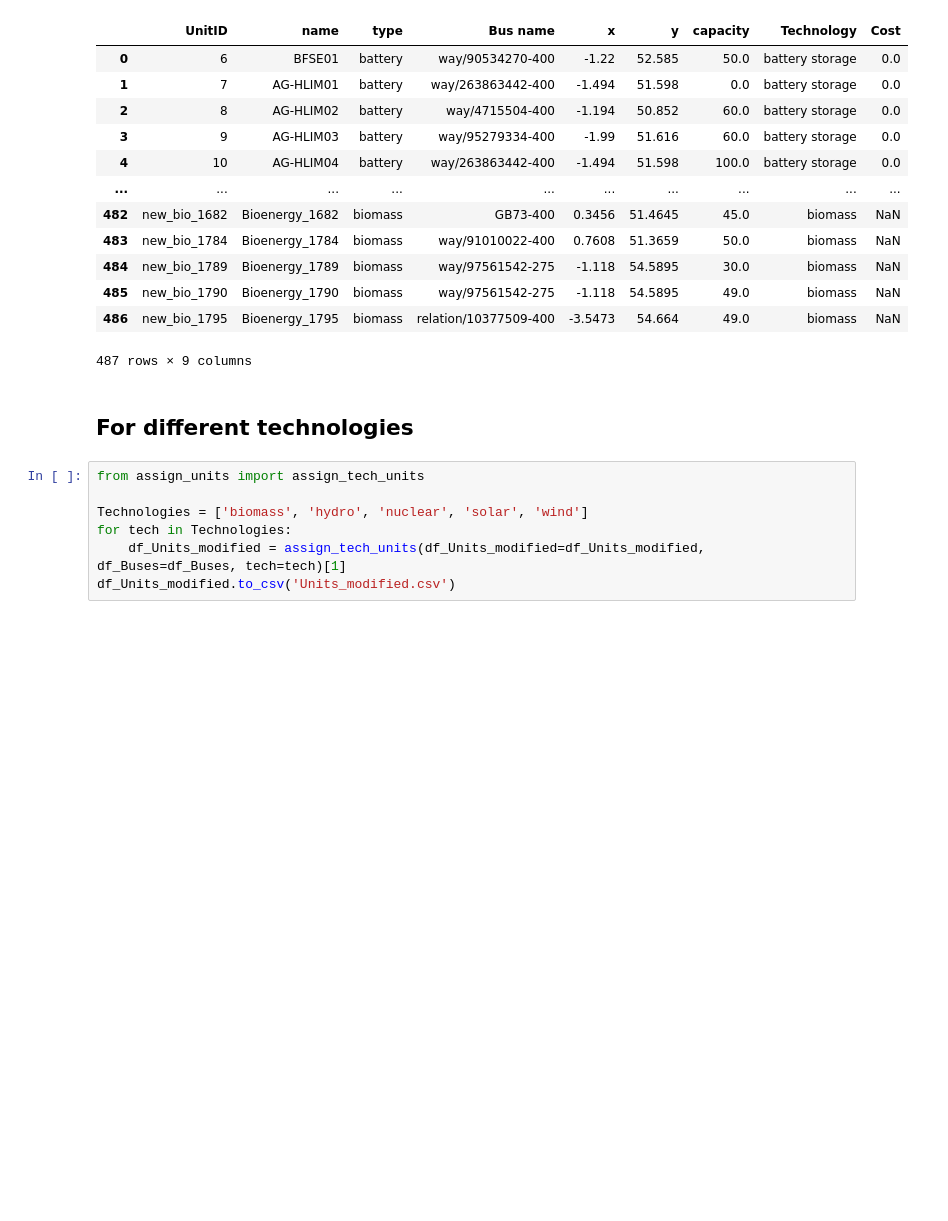
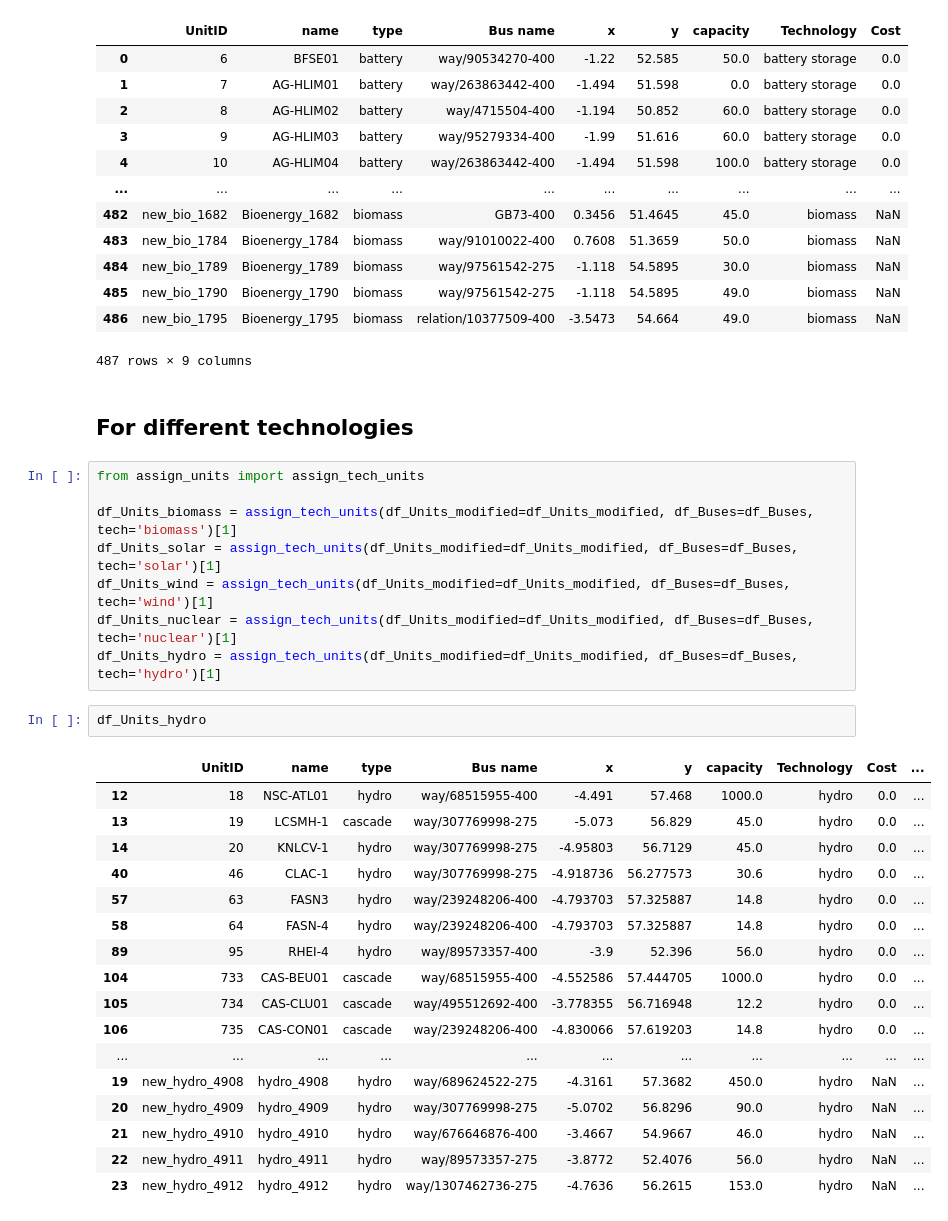
Before and after one commit to zhichuanma/Nature-EV, a Jupyter notebook: data/Units_data_compare/Units_data_compare.ipynb, the cells around one changed output. Cells and saved outputs as stored; diff of their text form; blank space fills up the shorter version.

```diff
--- a/data/Units_data_compare/Units_data_compare.ipynb
+++ b/data/Units_data_compare/Units_data_compare.ipynb
@@ -214,7 +211,28 @@ df_Units_modified
 # %%
 from assign_units import assign_tech_units
 
-Technologies = ['biomass', 'hydro', 'nuclear', 'solar', 'wind']
-for tech in Technologies:
-    df_Units_modified = assign_tech_units(df_Units_modified=df_Units_modified, df_Buses=df_Buses, tech=tech)[1]
-df_Units_modified.to_csv('Units_modified.csv')
+df_Units_biomass = assign_tech_units(df_Units_modified=df_Units_modified, df_Buses=df_Buses, tech='biomass')[1]
+df_Units_solar = assign_tech_units(df_Units_modified=df_Units_modified, df_Buses=df_Buses, tech='solar')[1]
+df_Units_wind = assign_tech_units(df_Units_modified=df_Units_modified, df_Buses=df_Buses, tech='wind')[1]
+df_Units_nuclear = assign_tech_units(df_Units_modified=df_Units_modified, df_Buses=df_Buses, tech='nuclear')[1]
+df_Units_hydro = assign_tech_units(df_Units_modified=df_Units_modified, df_Buses=df_Buses, tech='hydro')[1]
+# %%
+df_Units_hydro
+# %% [output]
+|  | UnitID | name | type | Bus name | x | y | capacity | Technology | Cost | ... |
+| 12 | 18 | NSC-ATL01 | hydro | way/68515955-400 | -4.491 | 57.468 | 1000.0 | hydro | 0.0 | ... |
+| 13 | 19 | LCSMH-1 | cascade | way/307769998-275 | -5.073 | 56.829 | 45.0 | hydro | 0.0 | ... |
+| 14 | 20 | KNLCV-1 | hydro | way/307769998-275 | -4.95803 | 56.7129 | 45.0 | hydro | 0.0 | ... |
+| 40 | 46 | CLAC-1 | hydro | way/307769998-275 | -4.918736 | 56.277573 | 30.6 | hydro | 0.0 | ... |
+| 57 | 63 | FASN3 | hydro | way/239248206-400 | -4.793703 | 57.325887 | 14.8 | hydro | 0.0 | ... |
+| 58 | 64 | FASN-4 | hydro | way/239248206-400 | -4.793703 | 57.325887 | 14.8 | hydro | 0.0 | ... |
+| 89 | 95 | RHEI-4 | hydro | way/89573357-400 | -3.9 | 52.396 | 56.0 | hydro | 0.0 | ... |
+| 104 | 733 | CAS-BEU01 | cascade | way/68515955-400 | -4.552586 | 57.444705 | 1000.0 | hydro | 0.0 | ... |
+| 105 | 734 | CAS-CLU01 | cascade | way/495512692-400 | -3.778355 | 56.716948 | 12.2 | hydro | 0.0 | ... |
+| 106 | 735 | CAS-CON01 | cascade | way/239248206-400 | -4.830066 | 57.619203 | 14.8 | hydro | 0.0 | ... |
+| ... | ... | ... | ... | ... | ... | ... | ... | ... | ... | ... |
+| 19 | new_hydro_4908 | hydro_4908 | hydro | way/689624522-275 | -4.3161 | 57.3682 | 450.0 | hydro | NaN | ... |
+| 20 | new_hydro_4909 | hydro_4909 | hydro | way/307769998-275 | -5.0702 | 56.8296 | 90.0 | hydro | NaN | ... |
+| 21 | new_hydro_4910 | hydro_4910 | hydro | way/676646876-400 | -3.4667 | 54.9667 | 46.0 | hydro | NaN | ... |
+| 22 | new_hydro_4911 | hydro_4911 | hydro | way/89573357-275 | -3.8772 | 52.4076 | 56.0 | hydro | NaN | ... |
+| 23 | new_hydro_4912 | hydro_4912 | hydro | way/1307462736-275 | -4.7636 | 56.2615 | 153.0 | hydro | NaN | ... |
```
Also changed, not shown: parts of 1 cell of this notebook, 9 other files.
